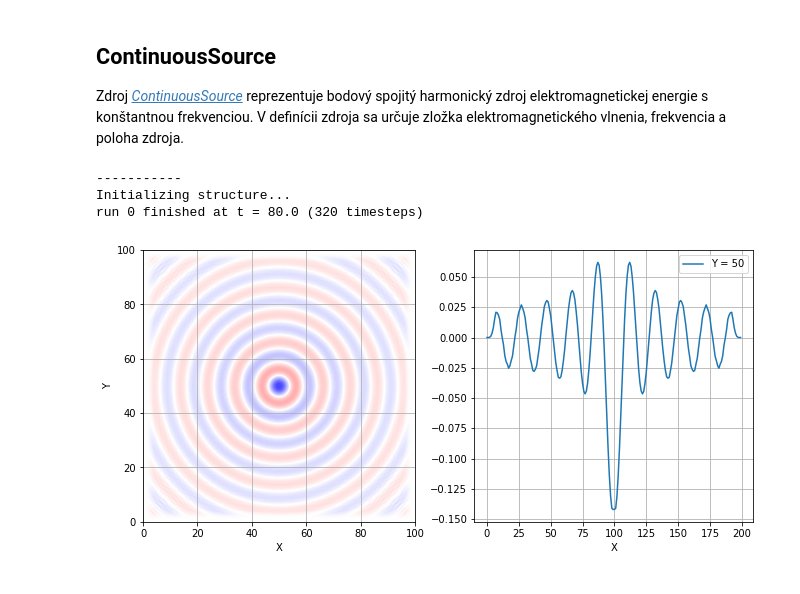
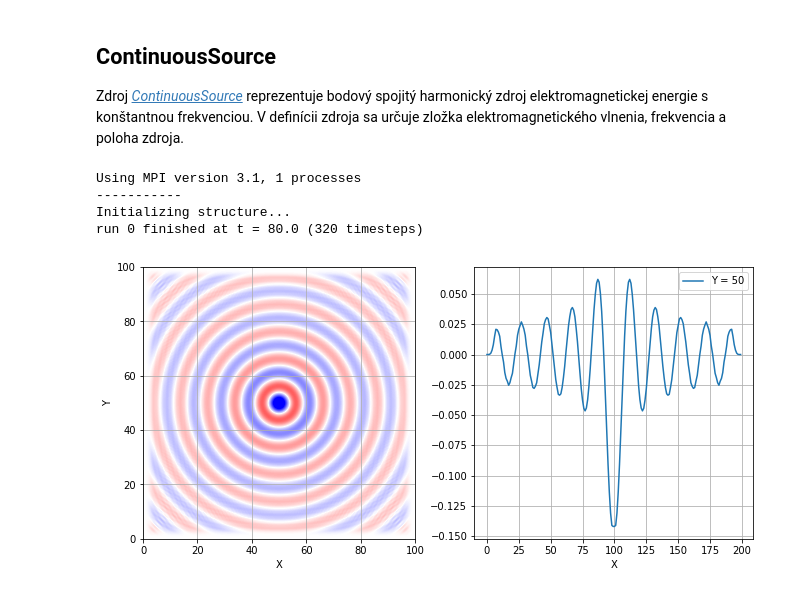
Before and after one commit to pfabo/notebook-fdtd, a Jupyter notebook: 105_meep_sources_continuous.ipynb, the cells around one changed output. Saved outputs shown, nothing was run; the diff lists cells and outputs as text; code cells hidden in the pictures.

```diff
--- a/105_meep_sources_continuous.ipynb
+++ b/105_meep_sources_continuous.ipynb
@@ -9,38 +23,31 @@ Zdroj [*ContinuousSource*](https://meep.readthedocs.io/en/latest/Python_User_Int
 
 <!-- MEDSKIP -->
 # %%
-%reset -f
 %matplotlib inline
-
-import meep as mp
-import matplotlib.pyplot as plt
-from utils.utils import src_plot
-
-dx = 100
-dy = 100
-area = mp.Vector3(dx, dy, 0)
+from utils.mp_src_plot import *
 
 sources = [ mp.Source( mp.ContinuousSource(frequency=0.1),
                 component=mp.Ez,
                 center=mp.Vector3(0,0,0) )]
 
 sim = mp.Simulation(cell_size=area,
                 boundary_layers=[mp.PML(5.0)],
                 geometry=[],
                 sources=sources,
                 resolution=2)
 
 sim.run(until=80)
 
 data = sim.get_array(center=mp.Vector3(),
                 size=area,
                 component=mp.Ez)
 
-src_plot(dx, dy, data.transpose())
+src_plot(dx, dy, data.transpose(), 2)
 # %% [output]
+Using MPI version 3.1, 1 processes
 -----------
 Initializing structure...
 run 0 finished at t = 80.0 (320 timesteps)
-[figure, old version]
+[figure, new version]
 # %% [markdown]
 <!---  REMOVE -->
```
Also changed, not shown: parts of 2 cells of this notebook, 3 other files.
